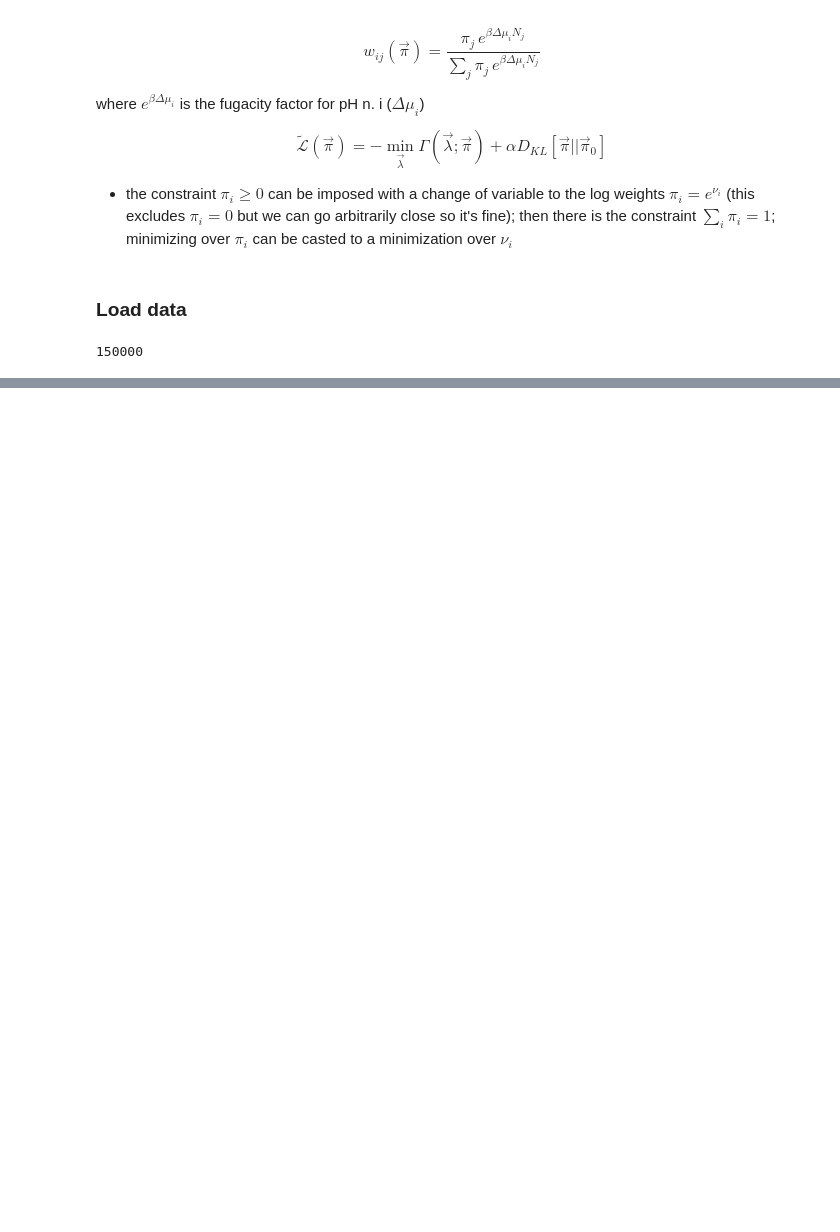
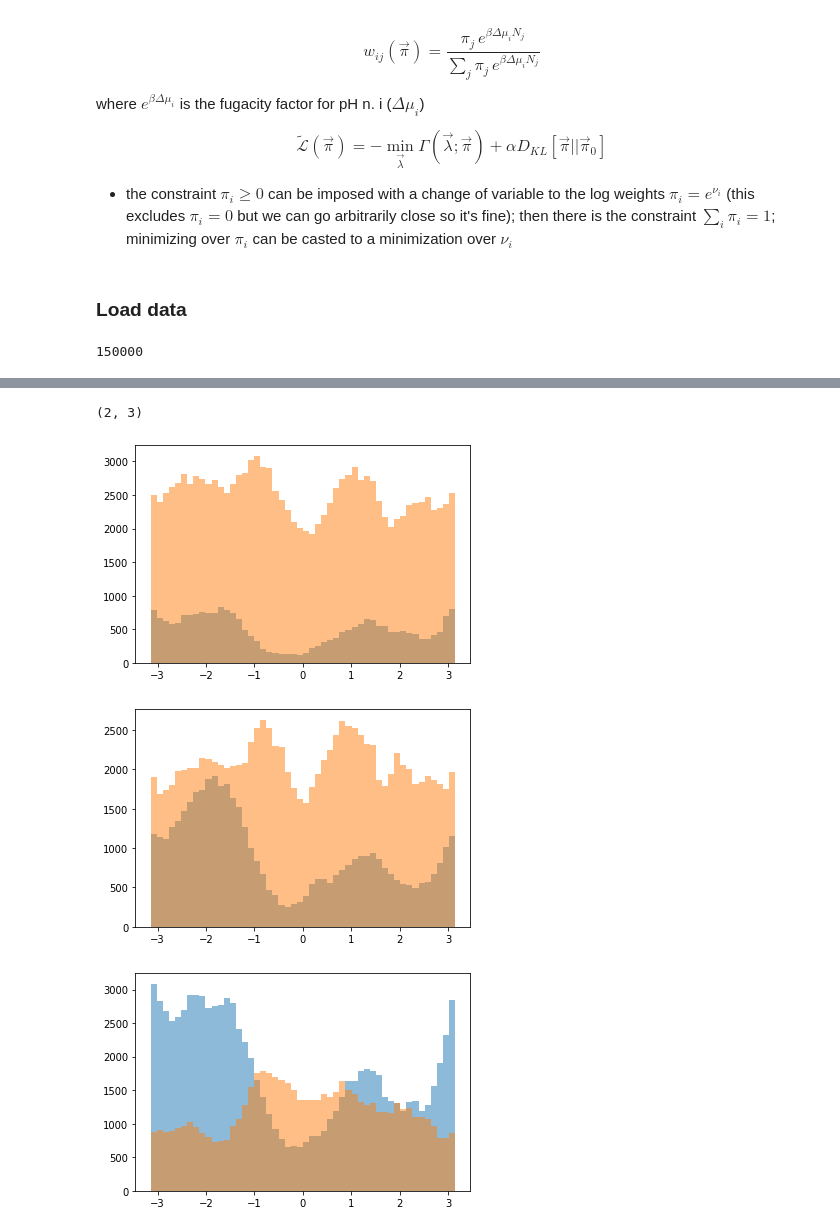
Before and after one commit to Tomfersil/pH-integration, a Jupyter notebook: ph_refine.ipynb, the cells around one changed output, grey strips where cells are left out. Saved outputs shown, nothing was run; the diff lists cells and outputs as text; code cells hidden in the pictures; blank space fills up the shorter version.

```diff
--- a/ph_refine.ipynb
+++ b/ph_refine.ipynb
@@ -511,0 +511,37 @@ Name: 0, Length: 150000, dtype: int64
+# %%
+ph_values = list(gs.keys())
+
+# fake values (synthetic, then compute them by biasing initial time series)
+g_exp = []
+sigma_exp = []
+
+for ph in ph_values:
+    my_vals = np.array(gs[ph][['chi', 'eRMSD']])
+    g_exp.append(np.mean(my_vals, axis=0))
+    sigma_exp.append(np.std(my_vals, axis=0)/np.sqrt(my_vals.shape[0]))
+
+g_exp = np.array(g_exp).T
+sigma_exp = np.array(sigma_exp).T
+# first index observable, second index pH
+
+print(g_exp.shape)
+
+assert g_exp.shape[1] == len(ph_values), 'mismatch in g_exp'
+assert sigma_exp.shape == g_exp.shape, 'mismatch between g_exp and sigma_exp'
+
+g_exp_vec = Manage_indices.flatten(g_exp)
+sigma_exp_vec = Manage_indices.flatten(sigma_exp)
+# %% [output]
+(2, 3)
+# %%
+ph = ph_values[0]
+
+for ph in ph_values:
+    plt.figure()
+    if_density = False
+    plt.hist(gs[ph]['chi'][ns[ph] == 0], bins=50, alpha=0.5, density=if_density)[2]
+    plt.hist(gs[ph]['chi'][ns[ph] == 1], bins=50, alpha=0.5, density=if_density)[2]
+# %% [output]
+[figure, added]
+[figure, added]
+[figure, added]
```
Also changed, not shown: parts of 11 cells of this notebook.
